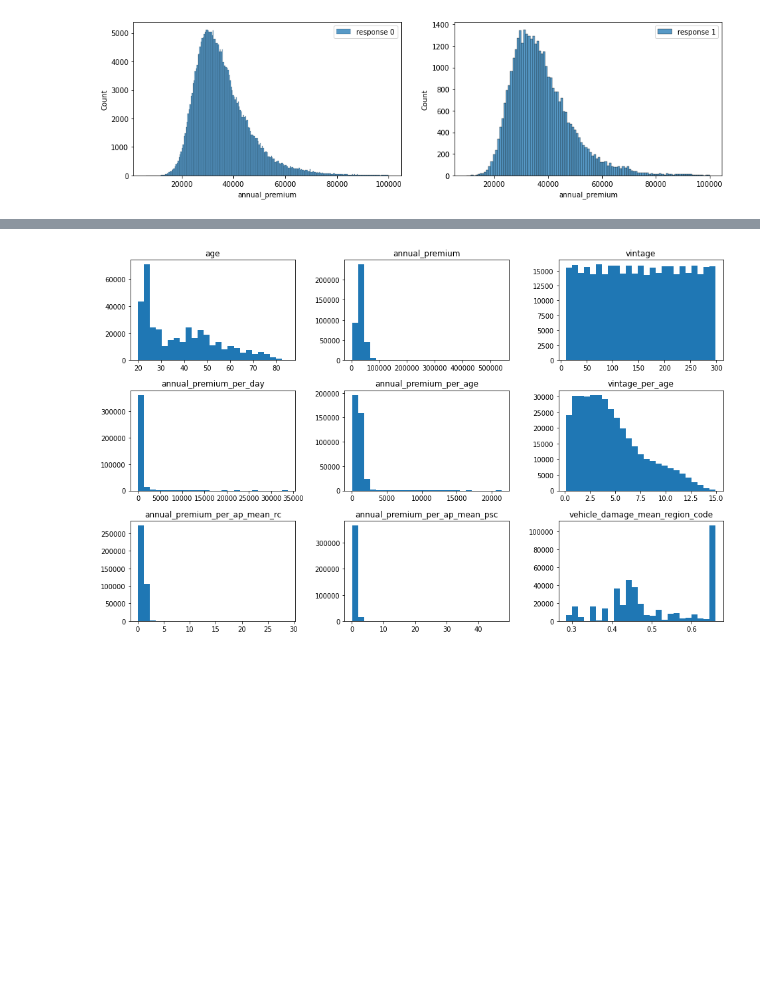
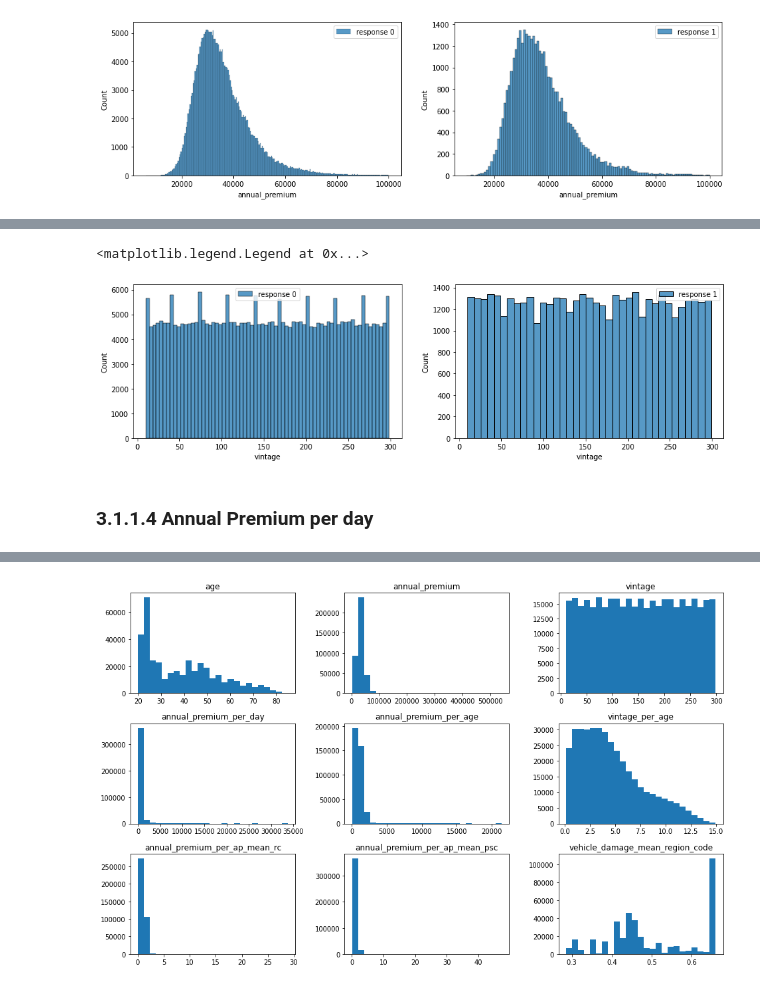
Before and after one commit to LessioGuilherme/pa004_health_insurance_cross_sell, a Jupyter notebook: pa004_health_insurance_cross_sell_sprint03.ipynb, the cells around one changed output, grey strips where cells are left out. Cells and saved outputs as stored; diff of their text form; code cells hidden in the pictures; blank space fills up the shorter version.

```diff
--- a/pa004_health_insurance_cross_sell_sprint03.ipynb
+++ b/pa004_health_insurance_cross_sell_sprint03.ipynb
@@ -507,0 +514,11 @@ axs[1].legend(labels=['response 1'])
+# %%
+fig, axs = plt.subplots(ncols= 2, figsize = (15,4))
+sns.histplot(df3[df3['response']==0]['vintage'],kde=False, label='reponse 0', ax=axs[0])
+axs[0].legend(labels=['response 0'])
+sns.histplot(df3[df3['response']==1]['vintage'],kde=False, label='reponse 1', ax=axs[1])
+axs[1].legend(labels=['response 1'])
+# %% [output]
+<matplotlib.legend.Legend at 0x...>
+[figure, added]
+# %% [markdown]
+### 3.1.1.4 Annual Premium per day
```
Also changed, not shown: parts of 10 cells of this notebook.
